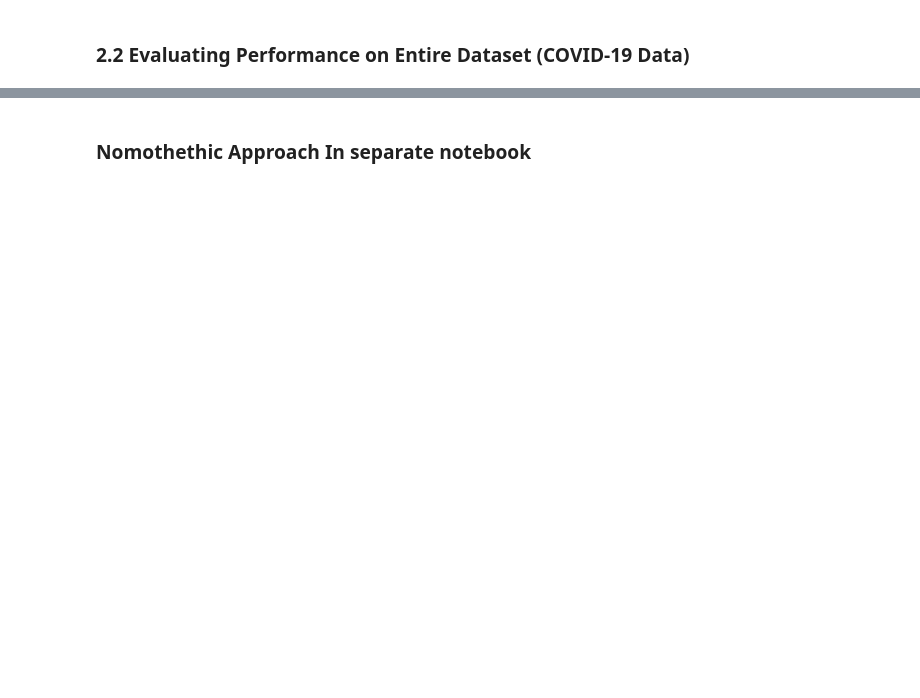
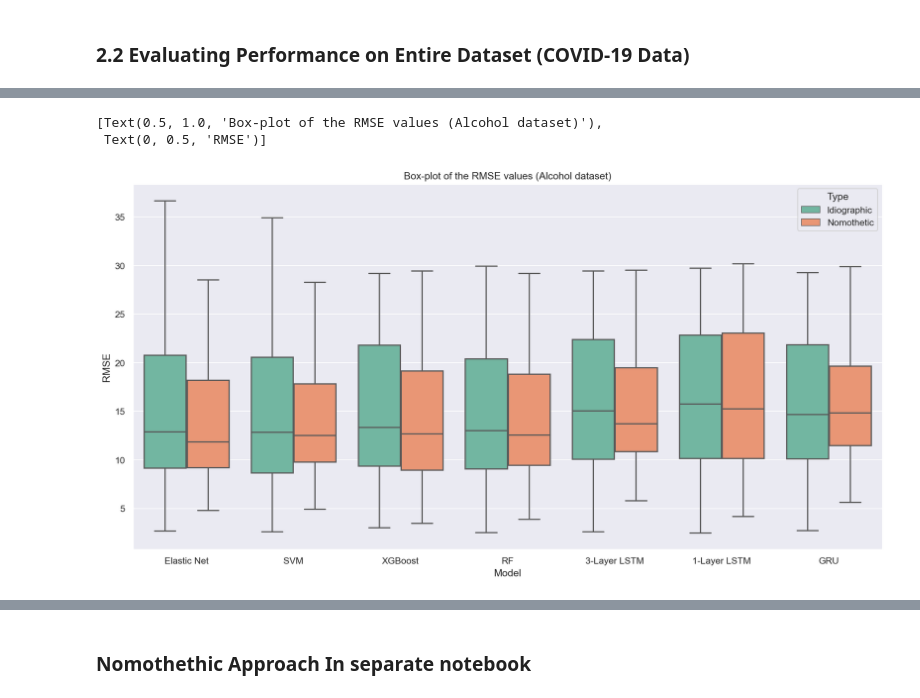
Before and after one commit to RoscaAlex00/DLTimeSeries, a Jupyter notebook: forecasting.ipynb, the cells around one changed output, grey strips where cells are left out. Cells and saved outputs as stored; diff of their text form; code cells hidden in the pictures; blank space fills up the shorter version.

Commit message:
results

```diff
--- a/forecasting.ipynb
+++ b/forecasting.ipynb
@@ -769,0 +762,18 @@ df.to_csv('idiographic.csv')
+# %%
+idiographic = pd.read_csv('idiographic.csv', index_col=0)
+nomothetic = pd.read_csv('nomothetic.csv', index_col=0)
+
+nomothetic_col = ['Nomothetic'] * len(nomothetic)
+idiographic_col = ['Idiographic'] * len(idiographic)
+
+idiographic['Type'] = idiographic_col
+nomothetic['Type'] = nomothetic_col
+
+results = pd.concat([idiographic, nomothetic]).reset_index(drop=True)
+
+results_alcohol = results.loc[results['Dataset'] == 'Alcohol']
+results_covid = results.loc[results['Dataset'] == 'COVID-19']
+
+results_alcohol.to_csv('alcohol_results.csv')
+results_covid.to_csv('covid_results.csv')
+results_alcohol.head()
@@ -769,0 +787,14 @@ df.to_csv('idiographic.csv')
+# %%
+# Box-plot for the alcohol dataset
+g = results_alcohol.loc[results_alcohol['Type'] == 'Idiographic']
+# g = g.loc[g['Model'] == 'Elastic Net']
+# print(g['RMSE'].mean())
+# boxplot = sns.catplot(x='Model', y='RMSE', col='Dataset',
+# data=df, kind="box",
+# height=4, aspect=.7)
+boxplot = sns.boxplot(data=results_alcohol, y='RMSE', x='Model', palette="Set2", hue='Type')
+boxplot.set(title='Box-plot of the RMSE values (Alcohol dataset)', ylabel='RMSE')
+# %% [output]
+[Text(0.5, 1.0, 'Box-plot of the RMSE values (Alcohol dataset)'),
+ Text(0, 0.5, 'RMSE')]
+[figure, added]
```
Also changed, not shown: parts of 15 cells of this notebook, 10 other files.
